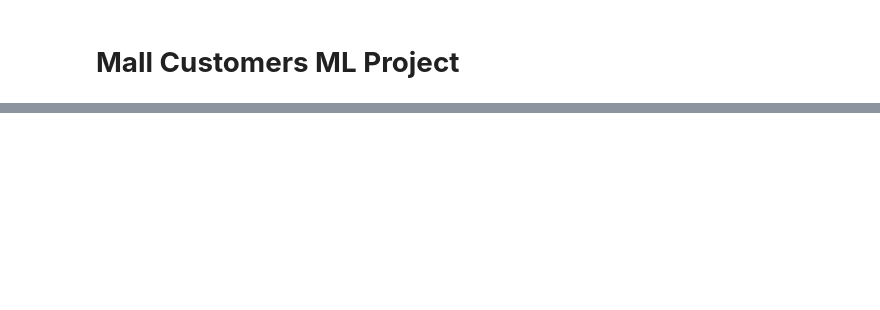
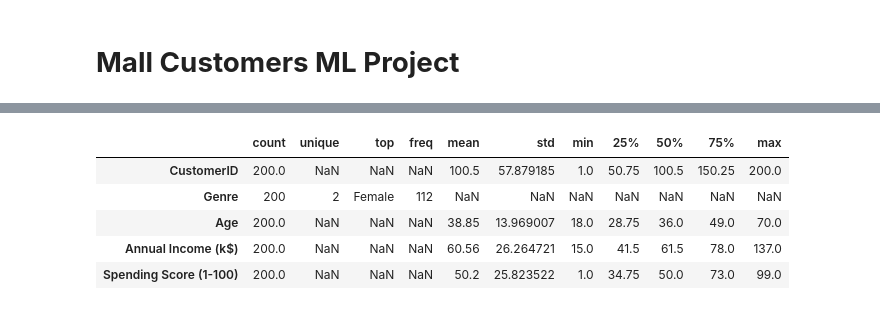
Before and after one commit to essiesalari/Mall-Customers-ML, a Jupyter notebook: scratchpad.ipynb, the cells around one changed output, grey strips where cells are left out. Drawn from its saved outputs; the diff is of its cells as text; code cells hidden in the pictures; blank space fills up the shorter version.

```diff
--- a/scratchpad.ipynb
+++ b/scratchpad.ipynb
@@ -31,0 +65,9 @@ df
+# %%
+df.describe(include="all").T
+# %% [output]
+|  | count | unique | top | freq | mean | std | min | 25% | 50% | 75% | max |
+| CustomerID | 200.0 | NaN | NaN | NaN | 100.5 | 57.879185 | 1.0 | 50.75 | 100.5 | 150.25 | 200.0 |
+| Genre | 200 | 2 | Female | 112 | NaN | NaN | NaN | NaN | NaN | NaN | NaN |
+| Age | 200.0 | NaN | NaN | NaN | 38.85 | 13.969007 | 18.0 | 28.75 | 36.0 | 49.0 | 70.0 |
+| Annual Income (k$) | 200.0 | NaN | NaN | NaN | 60.56 | 26.264721 | 15.0 | 41.5 | 61.5 | 78.0 | 137.0 |
+| Spending Score (1-100) | 200.0 | NaN | NaN | NaN | 50.2 | 25.823522 | 1.0 | 34.75 | 50.0 | 73.0 | 99.0 |
```
Also changed, not shown: parts of 6 cells of this notebook.
